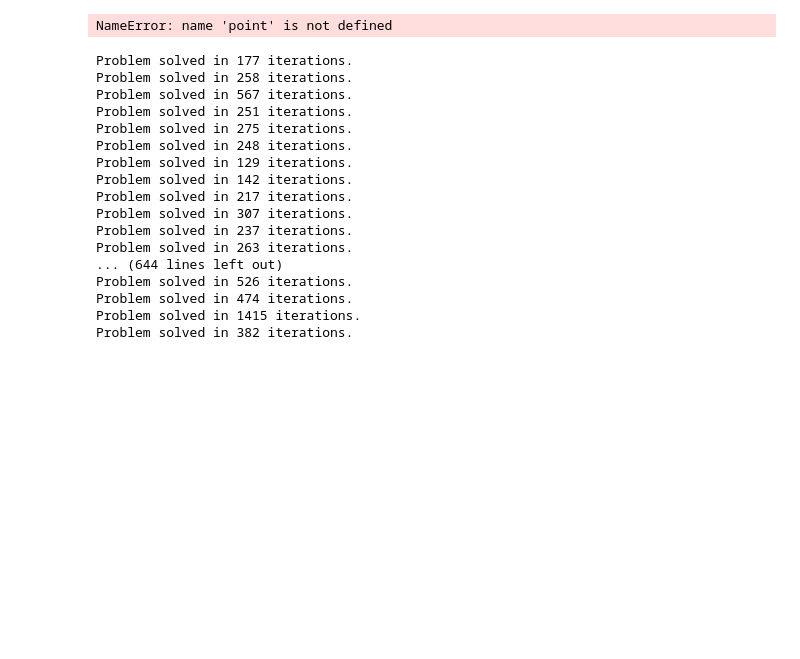
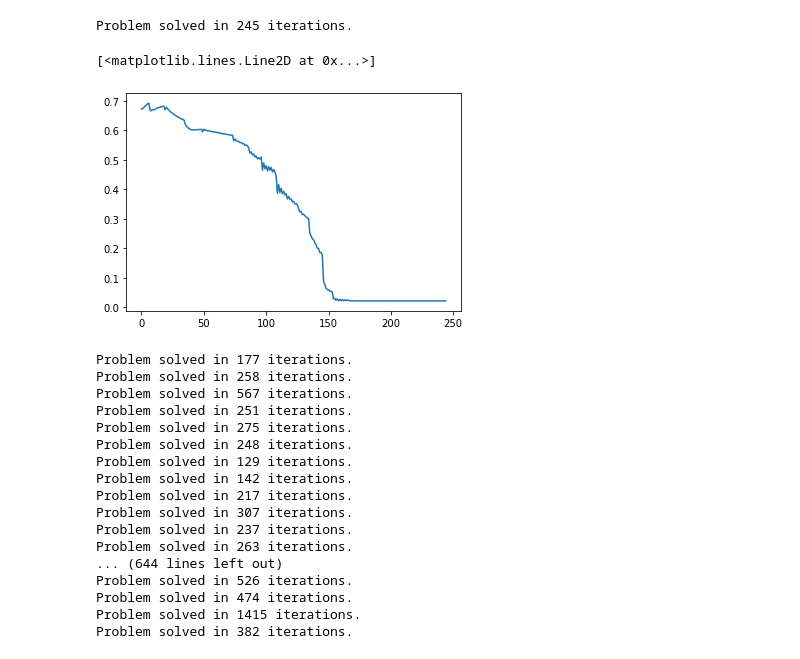
Before and after one commit to simonvary/pynopt, a Jupyter notebook: test_oblique_relax.ipynb, the cells around one changed output. Drawn from its saved outputs; the diff is of its cells as text; code cells hidden in the pictures; blank space fills up the shorter version.

```diff
--- a/test_oblique_relax.ipynb
+++ b/test_oblique_relax.ipynb
@@ -23,10 +23,23 @@ params = {
     'alpha': np.linspace(start=0.1,stop = 0.25,num=11),
     'run': np.arange(0,20)
 }
+
+param_single = {
+    'rank': 10,
+    'n': 500,
+    'num_samples': 1000,
+    'theta': 5,
+    'alpha': 0.15
+}
 # %%
-opt_log, final_values, _ = Benchmark1.single_test(solver_ospca.solve, point)
+opt_log, final_values, _ = Benchmark1.single_test(solver_ospca, param_single)
 # %% [output]
-NameError: name 'point' is not defined
+Problem solved in 245 iterations.
+# %%
+plt.plot(opt_log['iterations']['dist_x_true'])
+# %% [output]
+[<matplotlib.lines.Line2D at 0x...>]
+[figure, added]
 # %%
 test_results = Benchmark1.grid_test(solver_ospca.solve, params)
 # %% [output]
```
Also changed, not shown: parts of 15 cells of this notebook, 7 other files.
